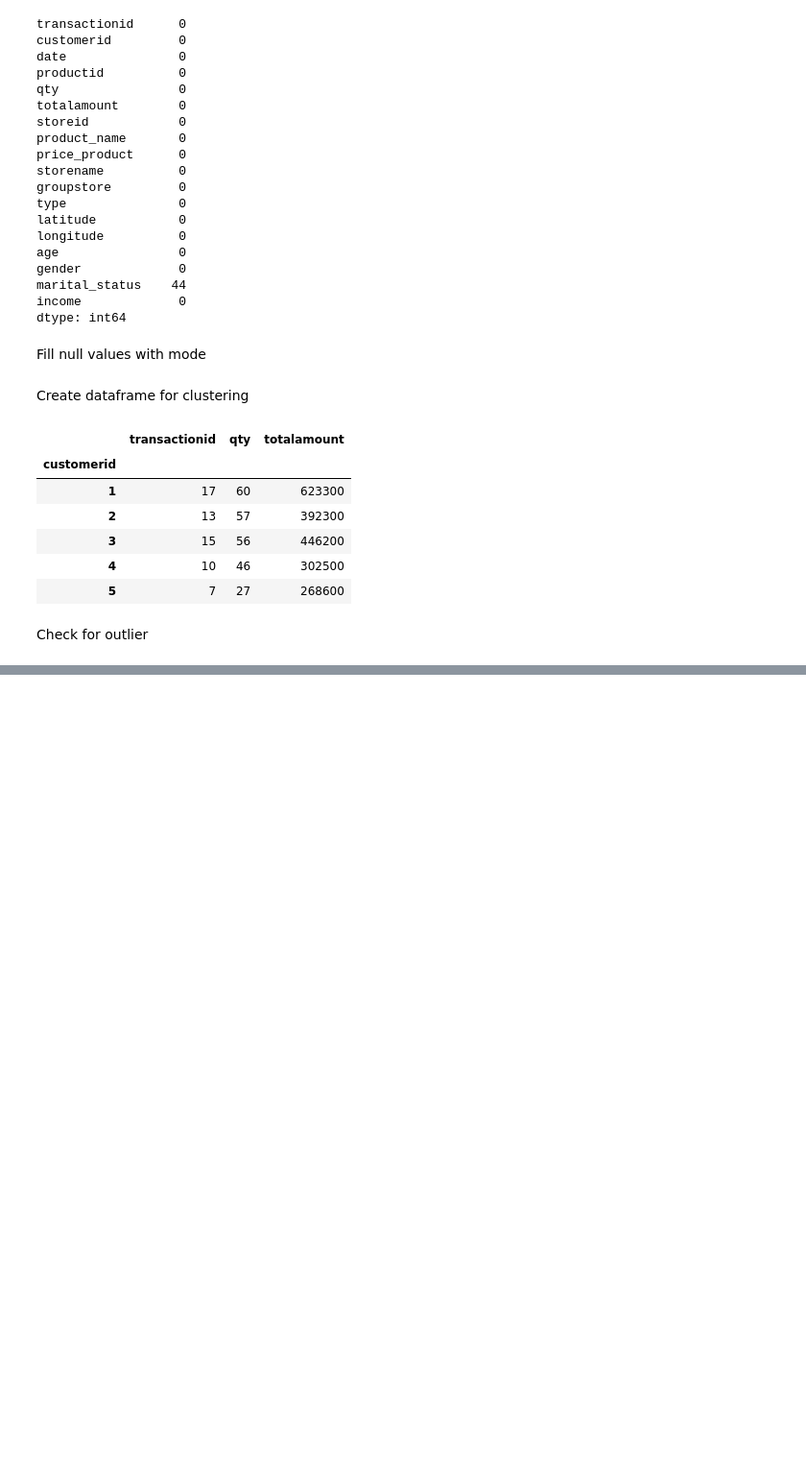
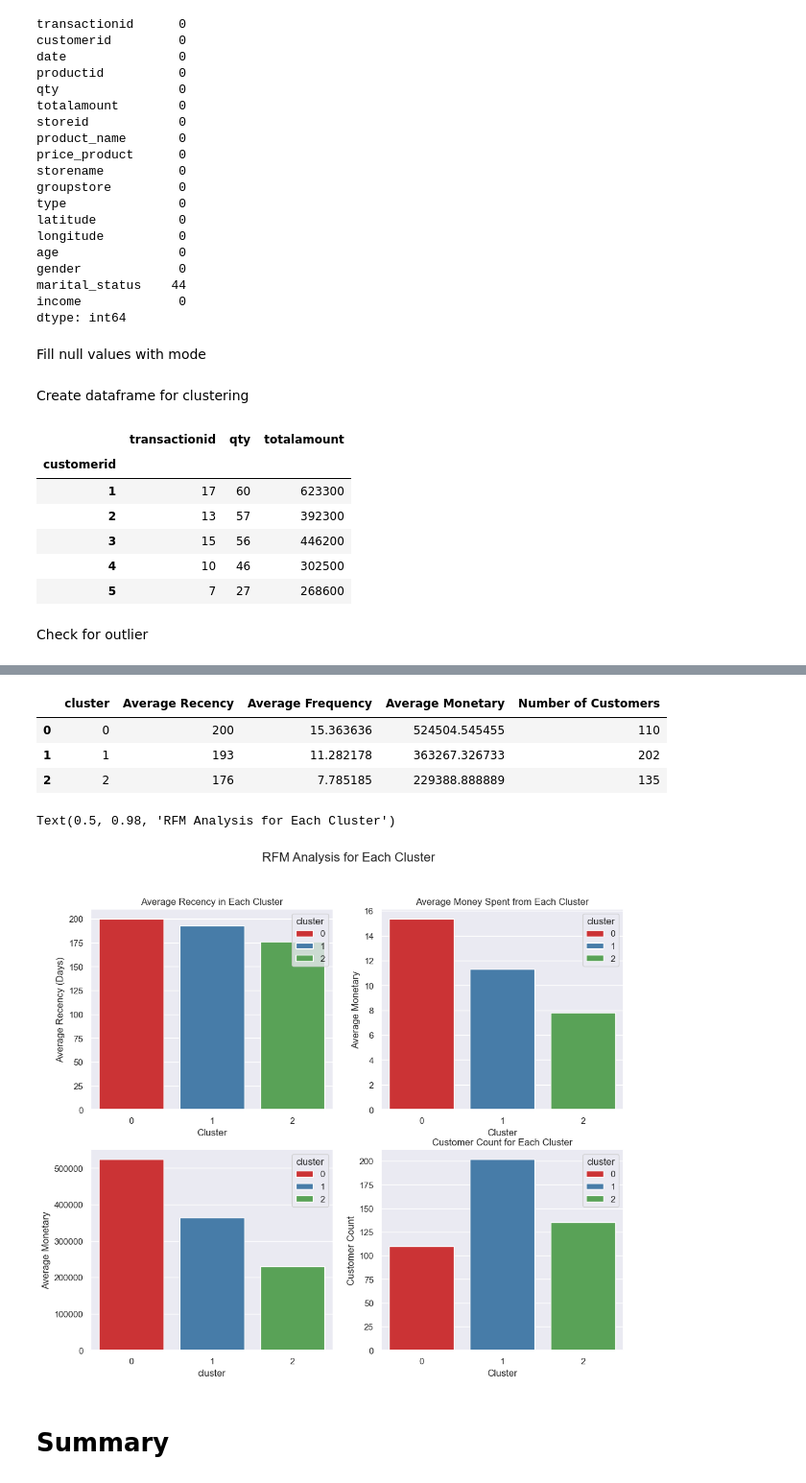
Before and after one commit to ihiyy/Kalbe-Virtual-Internship, a Jupyter notebook: Clustering.ipynb, the cells around one changed output, grey strips where cells are left out. Shown at 96% size. Drawn from its saved outputs; the diff is of its cells as text; code cells hidden in the pictures; blank space fills up the shorter version.

```diff
--- a/Clustering.ipynb
+++ b/Clustering.ipynb
@@ -186,0 +304,78 @@ plt.show()
+# %%
+#Rencency
+latest_date = rfm_df['date'].max()
+rfm_df['Recency'] = latest_date - rfm_df['date']
+
+#Frequency
+frequency_df = rfm_df.groupby('customerid')['transactionid'].unique().reset_index()
+frequency_df = frequency_df.rename(columns={'transactionid': 'Frequency'})
+rfm_df = rfm_df.merge(frequency_df, on='customerid')
+rfm_df['Frequency'] = rfm_df['Frequency'].astype(int)
+
+#Monetary
+monetary_df = rfm_df.groupby('customerid')['totalamount'].sum().reset_index()
+monetary_df = monetary_df.rename(columns={'totalamount':'Monetary'})
+rfm_df = rfm_df.merge(monetary_df, on='customerid')
+rfm_df['cluster'] = clusters
+rfm_df['cluster'] = rfm_df['cluster'].astype('category')
+# %%
+# Group by cluster and calculate average RFM values for each cluster
+rfm_analysis = rfm_df.groupby('cluster').agg({
+    'Recency': 'mean',
+    'Frequency': 'mean',
+    'Monetary': 'mean',
+    'customerid': 'count'
+}).reset_index()
+
+# Rename column
+rfm_analysis = rfm_analysis.rename(columns={
+    'Recency': 'Average Recency',
+    'Frequency': 'Average Frequency',
+    'Monetary': 'Average Monetary',
+    'customerid': 'Number of Customers'
+})
+
+# Convert timedeltas to numeric values in days
+rfm_analysis['Average Recency'] = rfm_analysis['Average Recency'].dt.days
+
+# Display the RFM analysis for each cluster
+rfm_analysis.head()
+# %% [output]
+|  | cluster | Average Recency | Average Frequency | Average Monetary | Number of Customers |
+| 0 | 0 | 200 | 15.363636 | 524504.545455 | 110 |
+| 1 | 1 | 193 | 11.282178 | 363267.326733 | 202 |
+| 2 | 2 | 176 | 7.785185 | 229388.888889 | 135 |
+# %%
+fig, axes = plt.subplots(ncols = 2, nrows = 2, figsize=(12, 10))
+
+#Plot Average Recency for Each Cluster
+sns.barplot(x='cluster', y='Average Recency', data= rfm_analysis, hue='cluster', palette='Set1', dodge=False, ax=axes[0, 0])
+axes[0,0].set_title('Average Recency in Each Cluster')
+axes[0,0].set_xlabel('Cluster')
+axes[0,0].set_ylabel('Average Recency (Days)')
+
+#Plot Average Frequency for Each Cluster
+sns.barplot(x='cluster', y='Average Frequency', data= rfm_analysis, hue='cluster', palette='Set1', dodge=False, ax=axes[0, 1])
+axes[0,1].set_title('Average Frequency in Each Cluster')
+axes[0,1].set_xlabel('Cluster')
+axes[0,1].set_ylabel('Average Frequency')
+
+#Plot Average Money Spent from Each Cluster
+sns.barplot(x='cluster', y='Average Monetary', data= rfm_analysis, hue='cluster', palette='Set1', dodge=False, ax=axes[1, 0])
+axes[0,1].set_title('Average Money Spent from Each Cluster')
+axes[0,1].set_xlabel('Cluster')
+axes[0,1].set_ylabel('Average Monetary')
+
+# Plot Customer Count per Cluster
+sns.barplot(x='cluster', y='Number of Customers', data=rfm_analysis, hue='cluster', palette='Set1', dodge=False, ax=axes[1, 1])
+axes[1, 1].set_title('Customer Count for Each Cluster')
+axes[1, 1].set_xlabel('Cluster')
+axes[1, 1].set_ylabel('Customer Count')
+
+
+fig.suptitle('RFM Analysis for Each Cluster', fontsize=16)
+# %% [output]
+Text(0.5, 0.98, 'RFM Analysis for Each Cluster')
+[figure, added]
+# %% [markdown]
+#  Summary
```
Also changed, not shown: parts of 15 cells of this notebook.
